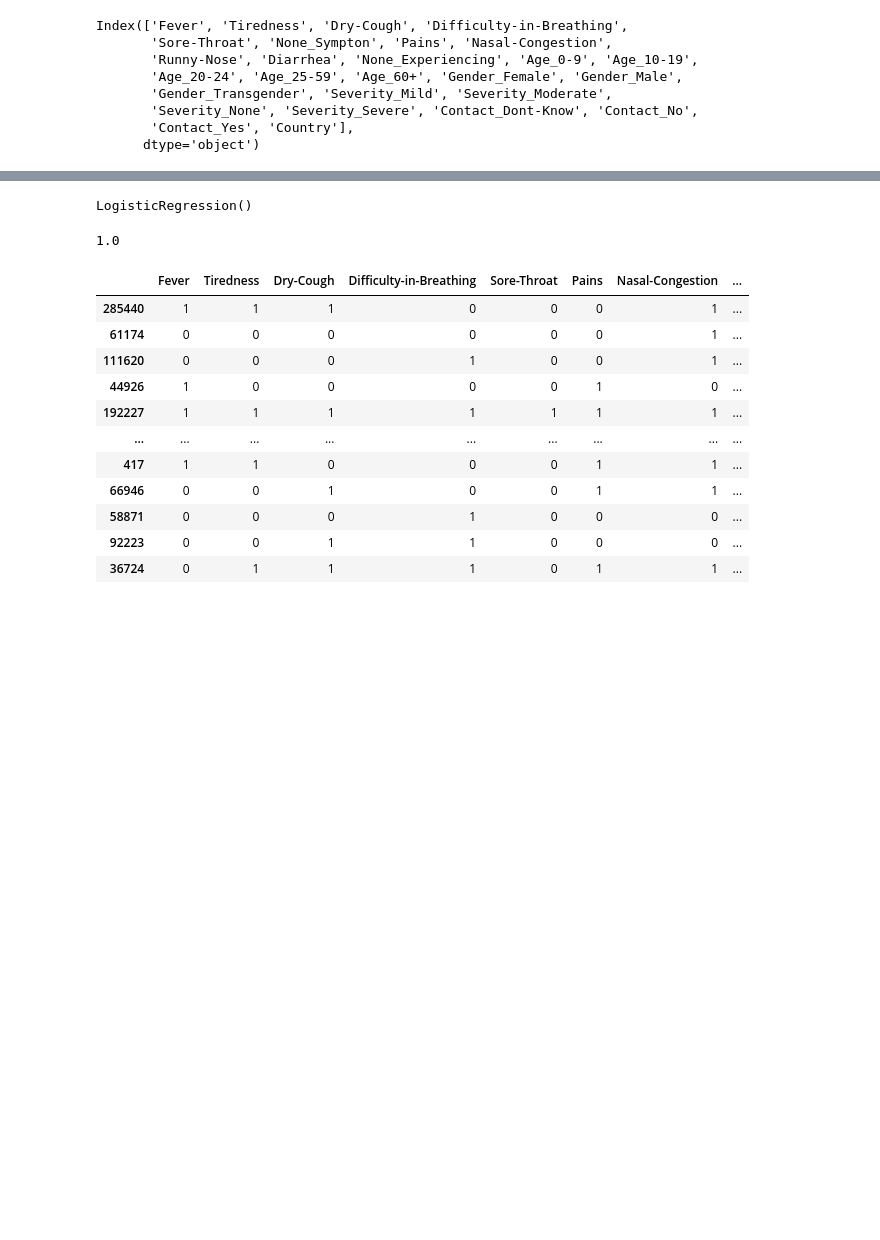
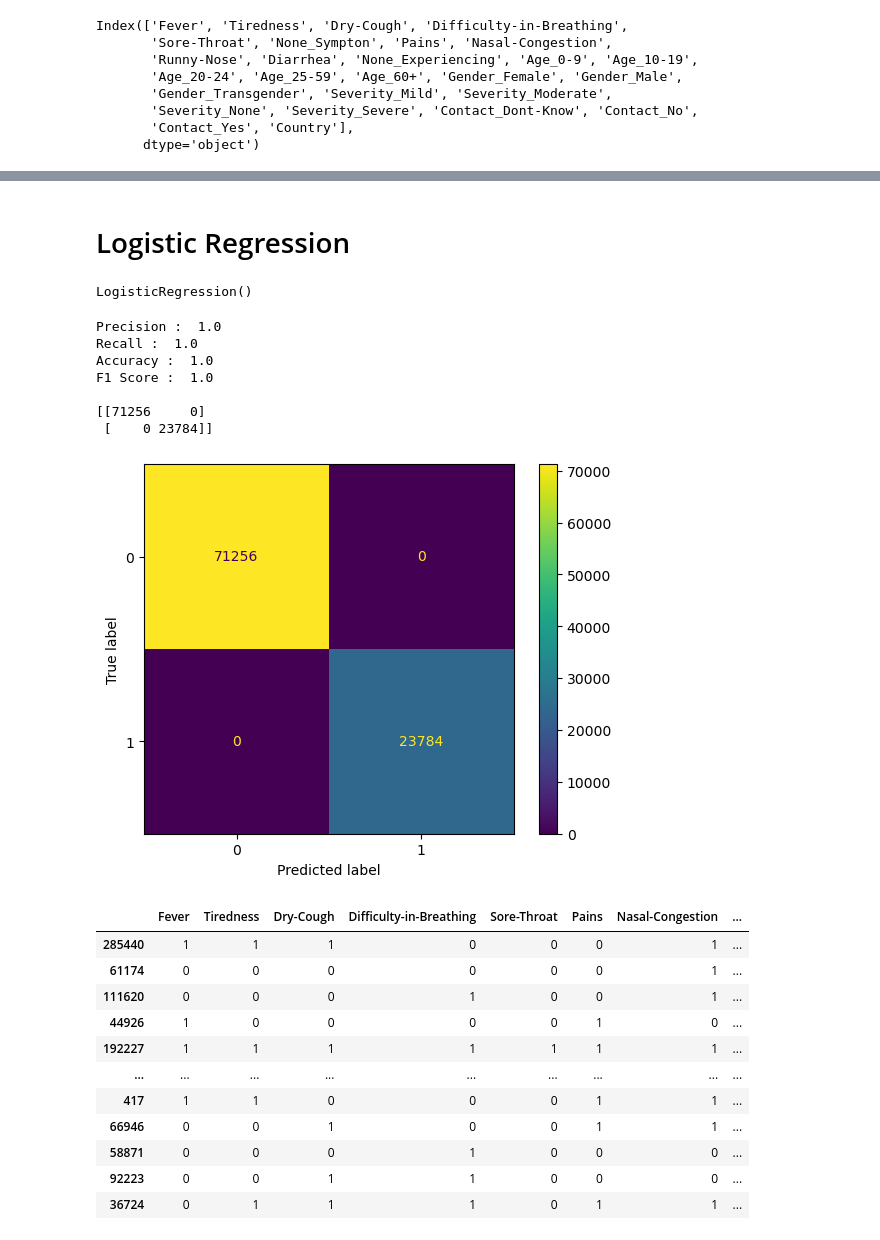
Before and after one commit to Subhajeet-Das/COVID-19-Severity-for-Aged-Persons, a Jupyter notebook: covid-19.ipynb, the cells around one changed output, grey strips where cells are left out. Drawn from its saved outputs; the diff is of its cells as text; code cells hidden in the pictures; blank space fills up the shorter version.

```diff
--- a/covid-19.ipynb
+++ b/covid-19.ipynb
@@ -99,12 +124,31 @@ y_test = test.iloc[:, -1].values
+# %%
+def perform(y_pred):
+    print("Precision : ", precision_score(y_test, y_pred))
+    print("Recall : ", recall_score(y_test, y_pred))
+    print("Accuracy : ", accuracy_score(y_test, y_pred))
+    print("F1 Score : ", f1_score(y_test, y_pred))
+    print('')
+    print(confusion_matrix(y_test, y_pred), '\n')
+    cm = ConfusionMatrixDisplay(confusion_matrix=confusion_matrix(y_test, y_pred))
+    cm.plot()
+# %% [markdown]
+# Logistic Regression
 # %%
-model = LogisticRegression()
-model.fit(x_train, y_train)
+model_lr = LogisticRegression()
+model_lr.fit(x_train, y_train)
 # %% [output]
 LogisticRegression()
 # %%
-y_pred = model.predict(x_test)
+y_pred_lr = model_lr.predict(x_test)
-# %%
-print(accuracy_score(y_test, y_pred))
-# %% [output]
-1.0
+# %%
+perform(y_pred_lr)
+# %% [output]
+Precision :  1.0
+Recall :  1.0
+Accuracy :  1.0
+F1 Score :  1.0
+
+[[71256     0]
+ [    0 23784]]
+[figure, added]
 # %%
```
Also changed, not shown: parts of 9 cells of this notebook.
